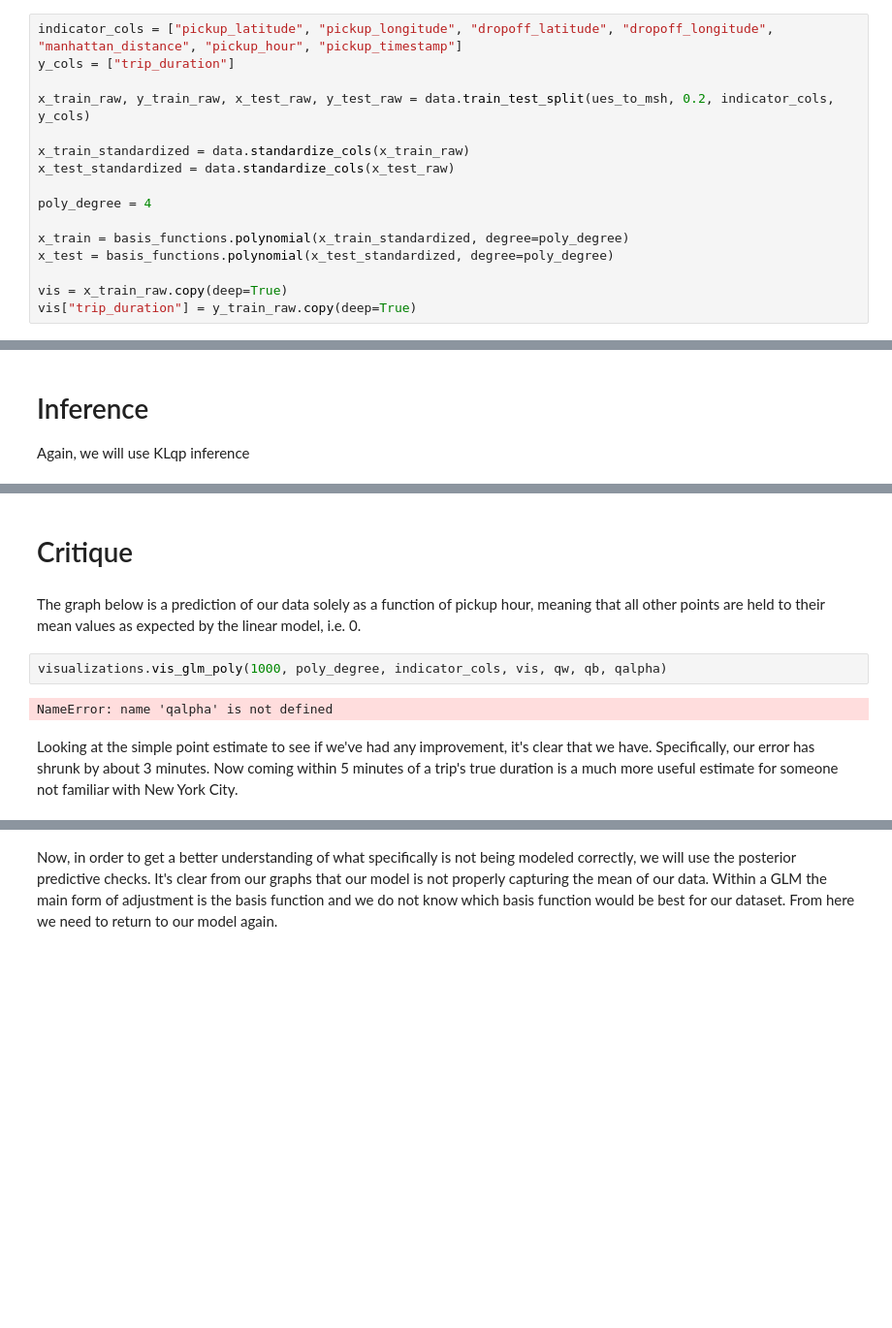
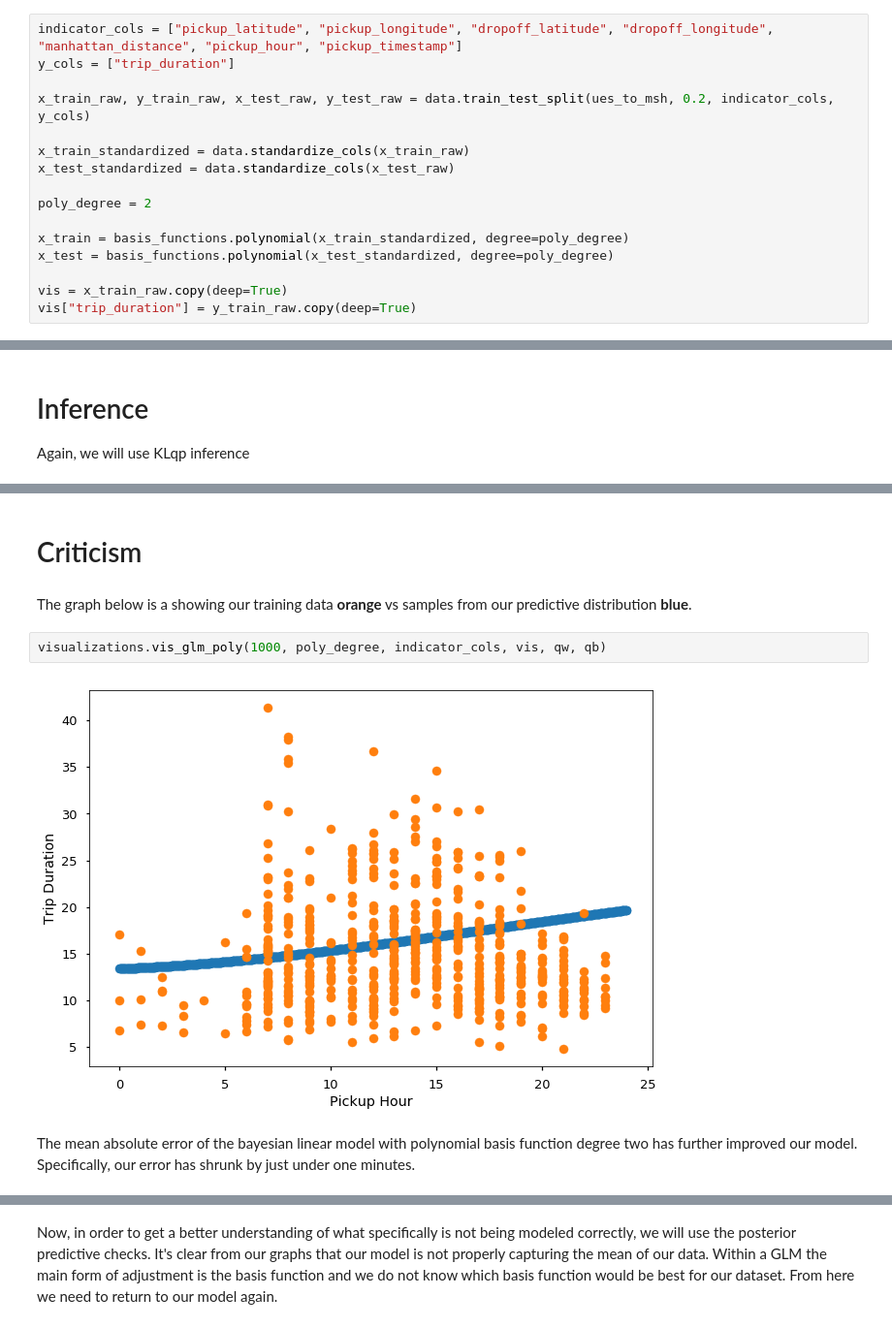
Before and after one commit to colby-j-wise/Probabilistic_Programming, a Jupyter notebook: FinalProject_GLM_PolynomialBasis.ipynb, the cells around one changed output, grey strips where cells are left out. Shown at 97% size. Cells and saved outputs as stored; diff of their text form; blank space fills up the shorter version.

```diff
--- a/FinalProject_GLM_PolynomialBasis.ipynb
+++ b/FinalProject_GLM_PolynomialBasis.ipynb
@@ -41,7 +54,7 @@ x_train_raw, y_train_raw, x_test_raw, y_test_raw = data.train_test_split(ues_to_
 x_train_standardized = data.standardize_cols(x_train_raw)
 x_test_standardized = data.standardize_cols(x_test_raw)
 
-poly_degree = 4
+poly_degree = 2
 
 x_train = basis_functions.polynomial(x_train_standardized, degree=poly_degree)
 x_test = basis_functions.polynomial(x_test_standardized, degree=poly_degree)
@@ -80,13 +87,13 @@ inference.run(n_iter=1000)
 # %% [markdown]
-# Critique
+# Criticism
-# %% [markdown]
-The graph below is a prediction of our data solely as a function of pickup hour, meaning that all other points are held to their mean values as expected by the linear model, i.e. 0.
+# %% [markdown]
+The graph below is a showing our training data **orange** vs samples from our predictive distribution **blue**.
 # %%
-visualizations.vis_glm_poly(1000, poly_degree, indicator_cols, vis, qw, qb, qalpha)
+visualizations.vis_glm_poly(1000, poly_degree, indicator_cols, vis, qw, qb)
 # %% [output]
-NameError: name 'qalpha' is not defined
+[figure, added]
-# %% [markdown]
-Looking at the simple point estimate to see if we've had any improvement, it's clear that we have. Specifically, our error has shrunk by about 3 minutes. Now coming within 5 minutes of a trip's true duration is a much more useful estimate for someone not familiar with New York City.
+# %% [markdown]
+The mean absolute error of the bayesian linear model with polynomial basis function degree two has further improved our model. Specifically, our error has shrunk by just under one minutes.
 # %%
 N, D = x_test.shape
 X_eval = tf.placeholder(tf.float32, [N, D])
```
Also changed, not shown: parts of 5 cells of this notebook, 2 other files.
